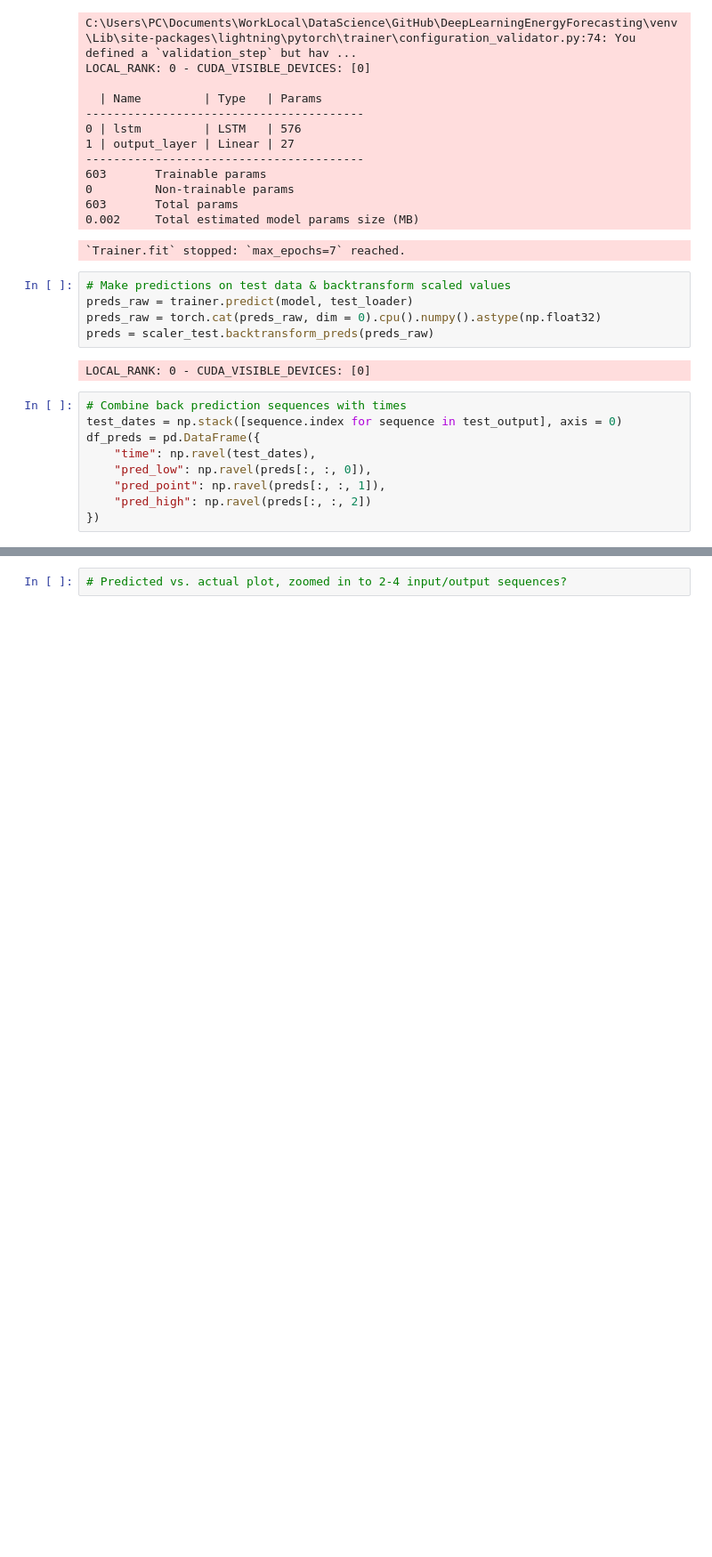
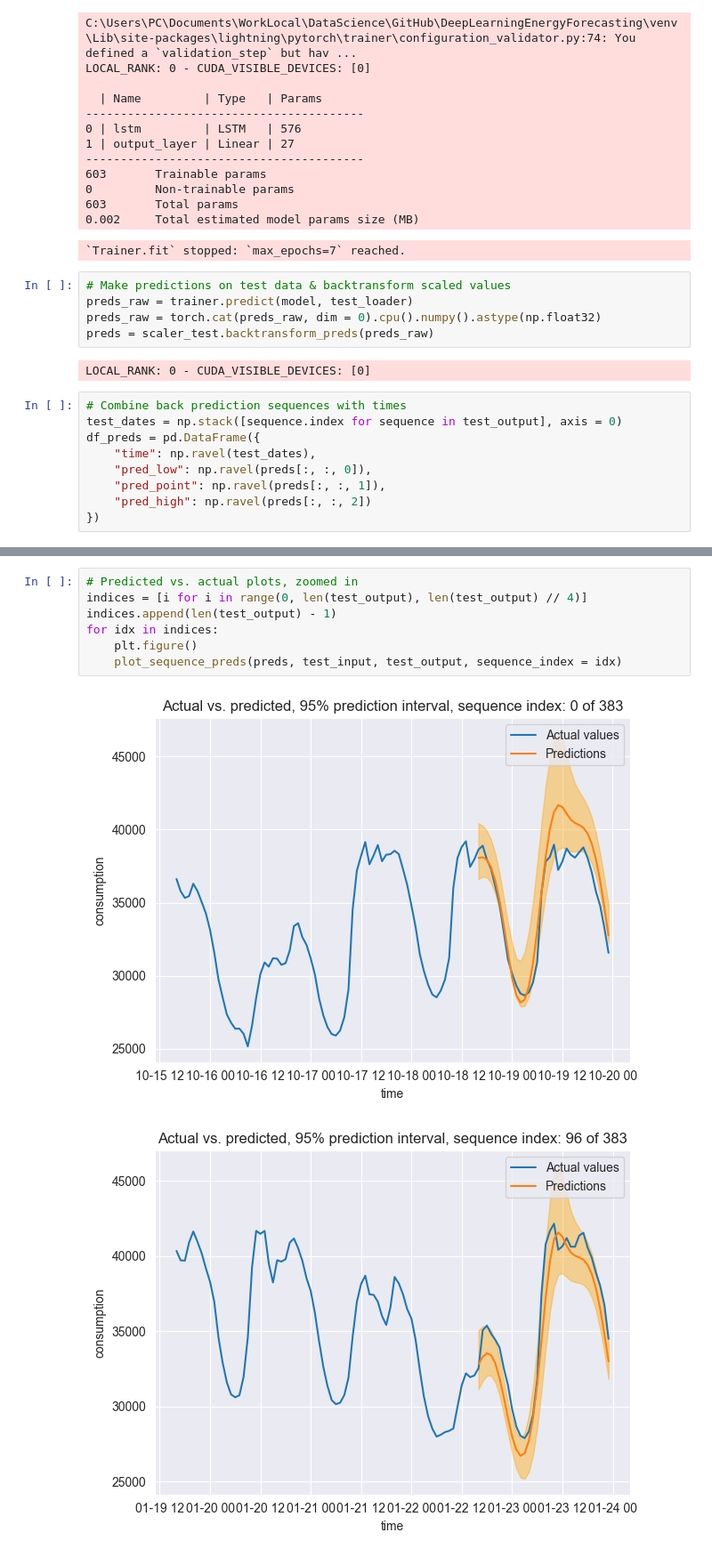
Before and after one commit to AhmetZamanis/DeepLearningEnergyForecasting, a Jupyter notebook: 3.1_QuantileLSTM.ipynb, the cells around one changed output, grey strips where cells are left out. Shown at 89% size. Cells and saved outputs as stored; diff of their text form; blank space fills up the shorter version.

```diff
--- a/3.1_QuantileLSTM.ipynb
+++ b/3.1_QuantileLSTM.ipynb
@@ -1013,2 +1028,10 @@ _ = plt.fill_between(
 # %%
-# Predicted vs. actual plot, zoomed in to 2-4 input/output sequences?
+# Predicted vs. actual plots, zoomed in
+indices = [i for i in range(0, len(test_output), len(test_output) // 4)]
+indices.append(len(test_output) - 1)
+for idx in indices:
+    plt.figure()
+    plot_sequence_preds(preds, test_input, test_output, sequence_index = idx)
+# %% [output]
+[figure, added]
+[figure, added]
```
Also changed, not shown: parts of 14 cells of this notebook.
